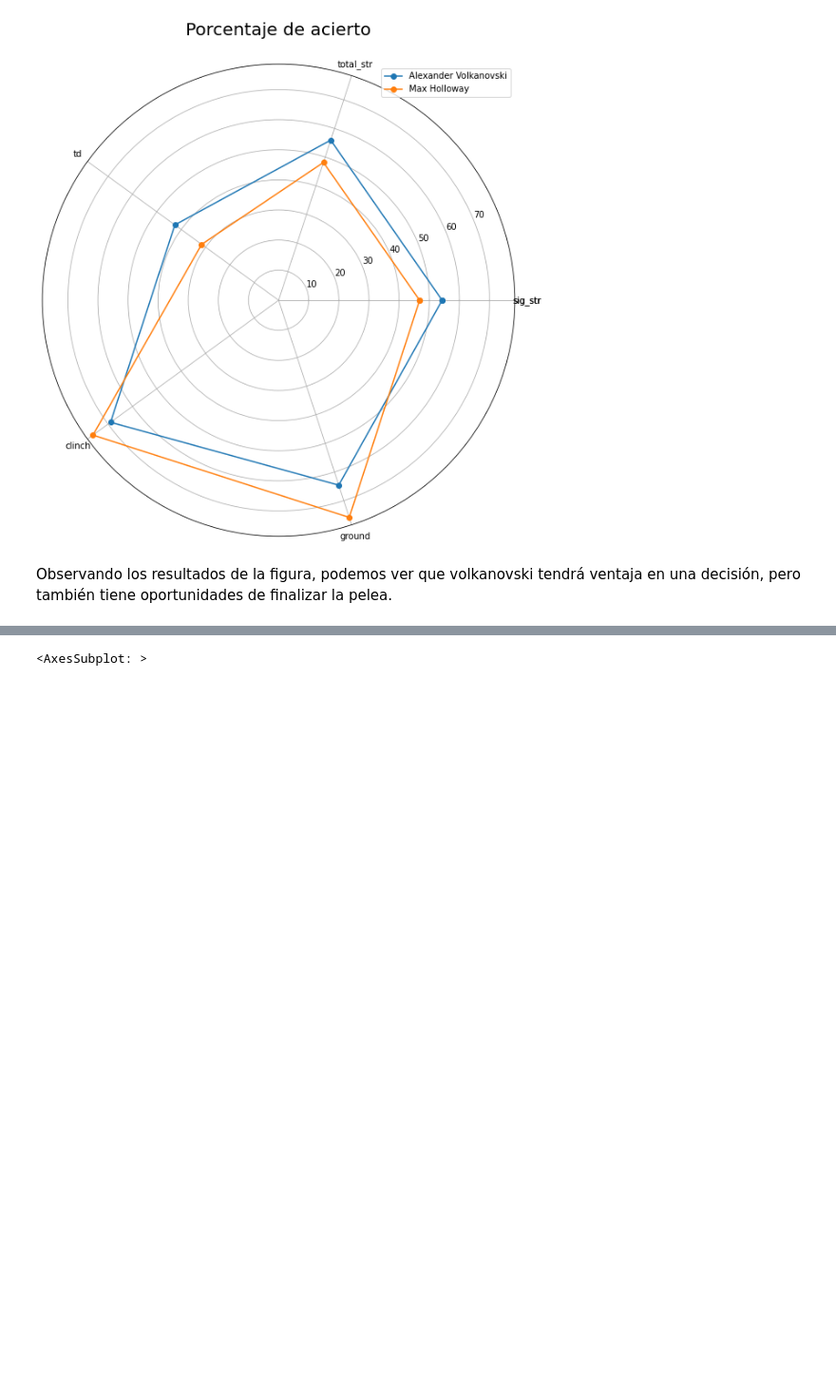
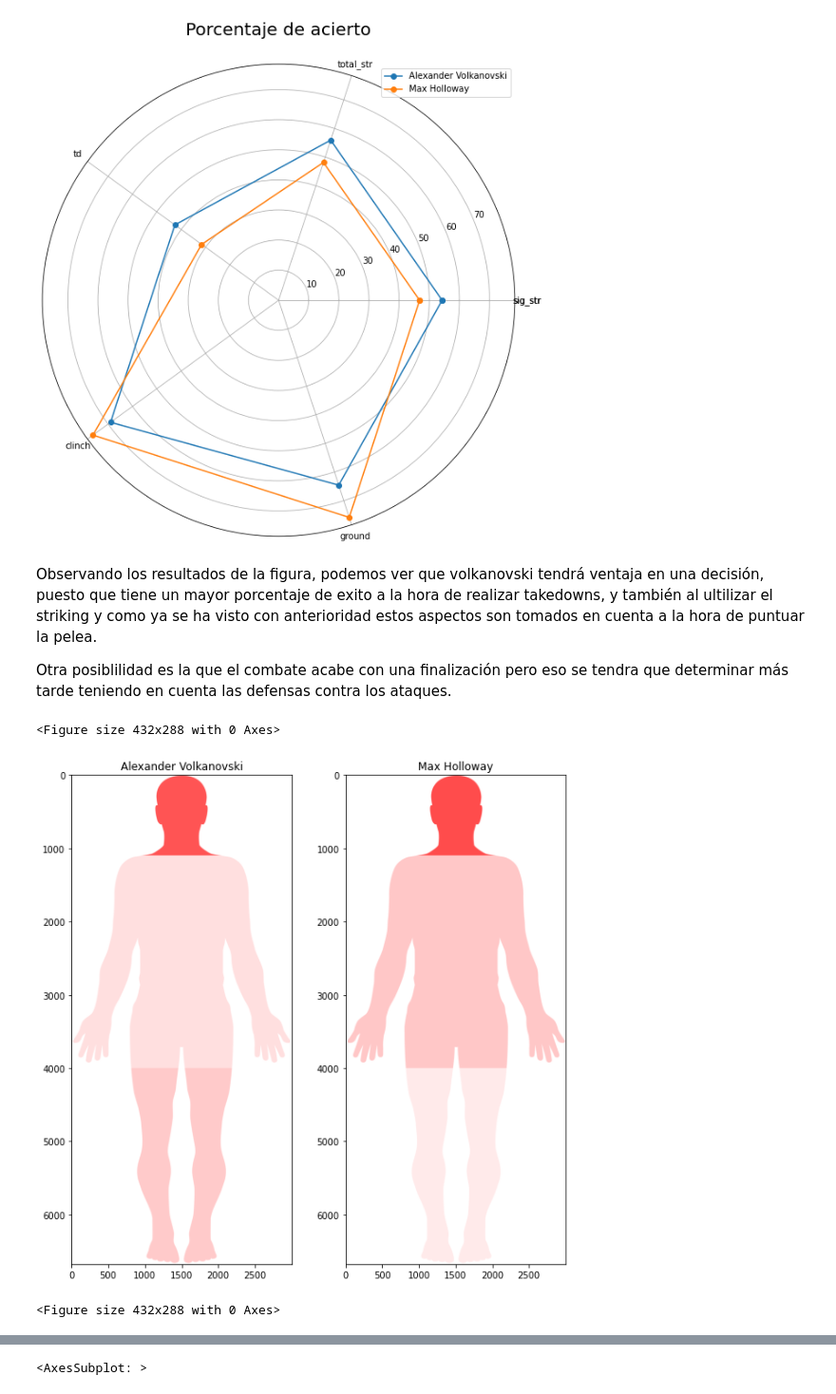
Before and after one commit to B-Castillo/ELT_project, a Jupyter notebook: notebooks/Visualización.ipynb, the cells around one changed output, grey strips where cells are left out. Shown at 95% size. Drawn from its saved outputs; the diff is of its cells as text; code cells hidden in the pictures; blank space fills up the shorter version.

Commit message:
Esto ya esta terminado. De momento.

```diff
--- a/notebooks/Visualización.ipynb
+++ b/notebooks/Visualización.ipynb
@@ -213,4 +210,11 @@ gr.comparate(peleadores, base)
 # %% [output]
 [figure]
 # %% [markdown]
-<p>Observando los resultados de la figura, podemos ver que volkanovski tendrá ventaja en una decisión, pero también tiene oportunidades de finalizar la pelea.</p>
+<p>Observando los resultados de la figura, podemos ver que volkanovski tendrá ventaja en una decisión, puesto que tiene un mayor porcentaje de exito a la hora de realizar takedowns, y también al ultilizar el striking y como ya se ha visto con anterioridad estos aspectos son tomados en cuenta a la hora de puntuar la pelea.</p>
+<p>Otra posiblilidad es la que el combate acabe con una finalización pero eso se tendra que determinar más tarde teniendo en cuenta las defensas contra los ataques.</p>
+# %%
+gr.m_golpeo(peleadores, base)
+# %% [output]
+<Figure size 432x288 with 0 Axes>
+[figure, added]
+<Figure size 432x288 with 0 Axes>
```
Also changed, not shown: parts of 5 cells of this notebook, 3 other files.
